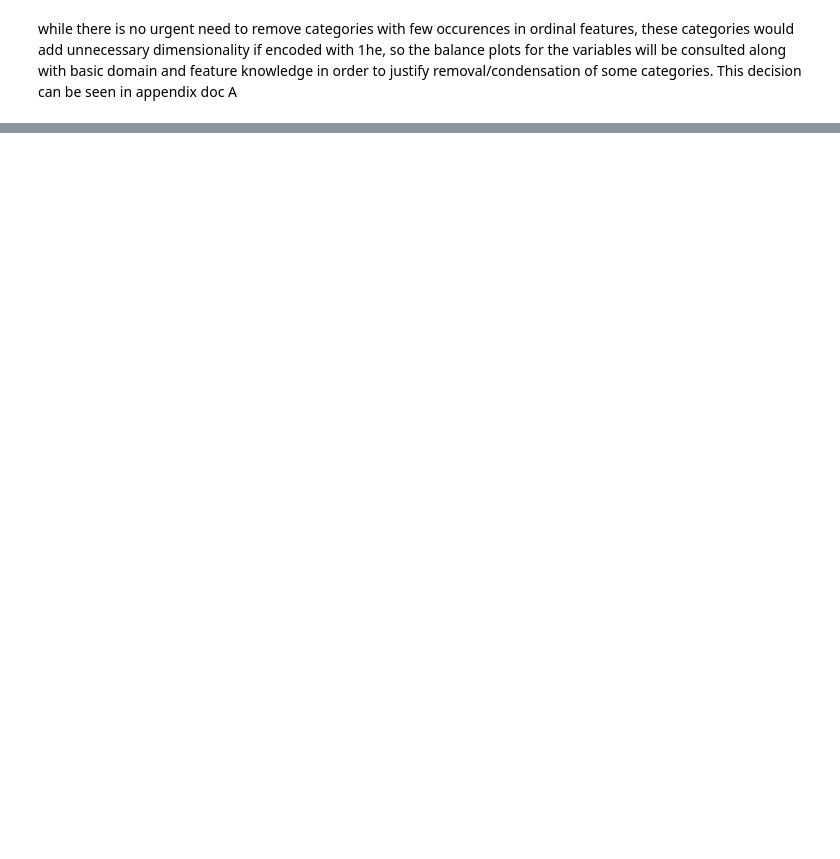
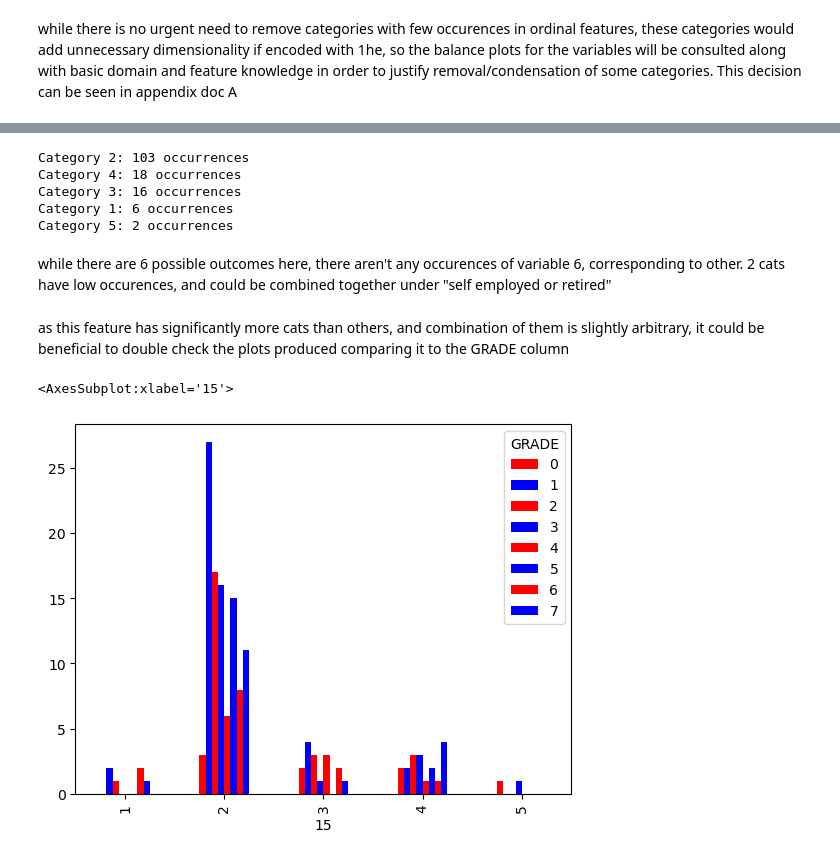
Before and after one commit to milooranm/TraditionalvsCausalAnalytics, a Jupyter notebook: Students.ipynb, the cells around one changed output, grey strips where cells are left out. Cells and saved outputs as stored; diff of their text form; code cells hidden in the pictures; blank space fills up the shorter version.

```diff
--- a/Students.ipynb
+++ b/Students.ipynb
@@ -466,0 +452,2 @@ selection of the threshold value alpha is an important step in statistical testi
+# %%
+dfbroadpval = df[['1', '2', '4', '7', '8', '9', '10', '11', '15', '17', '18', '19', '21', '23', '25', 'COURSE ID', 'GRADE']]
@@ -470,0 +500,3 @@ In cases where there are not enough occurences of a given category within a feat
+# %%
+dfbroadpval["9"] = dfbroadpval["9"].replace({4:3})
+get_counts("9")
@@ -470,0 +521,3 @@ In cases where there are not enough occurences of a given category within a feat
+# %%
+dfbroadpval["10"] = dfbroadpval["10"].replace({4:3})
+get_counts("10")
@@ -470,0 +533,18 @@ In cases where there are not enough occurences of a given category within a feat
+# %%
+get_counts("15")
+# %% [output]
+Category 2: 103 occurrences
+Category 4: 18 occurrences
+Category 3: 16 occurrences
+Category 1: 6 occurrences
+Category 5: 2 occurrences
+# %% [markdown]
+while there are 6 possible outcomes here, there aren't any occurences of variable 6, corresponding to other. 2 cats have low occurences, and could be combined together under "self employed or retired"
+# %% [markdown]
+as this feature has significantly more cats than others, and combination of them is slightly arbitrary, it could be beneficial to double check the plots produced comparing it to the GRADE column
+# %%
+ctabs=pd.crosstab(index=dfbroadpval["15"], columns=dfbroadpval['GRADE'])
+ctabs.plot.bar(color=['red','blue'])
+# %% [output]
+<AxesSubplot:xlabel='15'>
+[figure, added]
```
Also changed, not shown: parts of 37 cells of this notebook, 1 other file.
